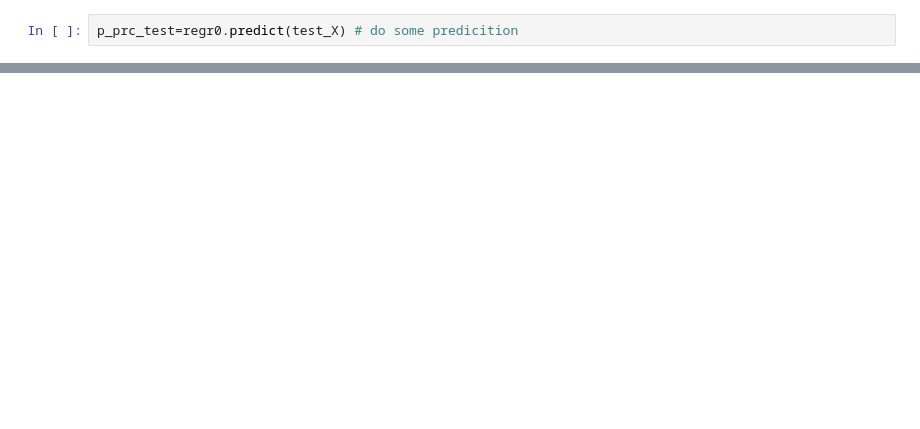
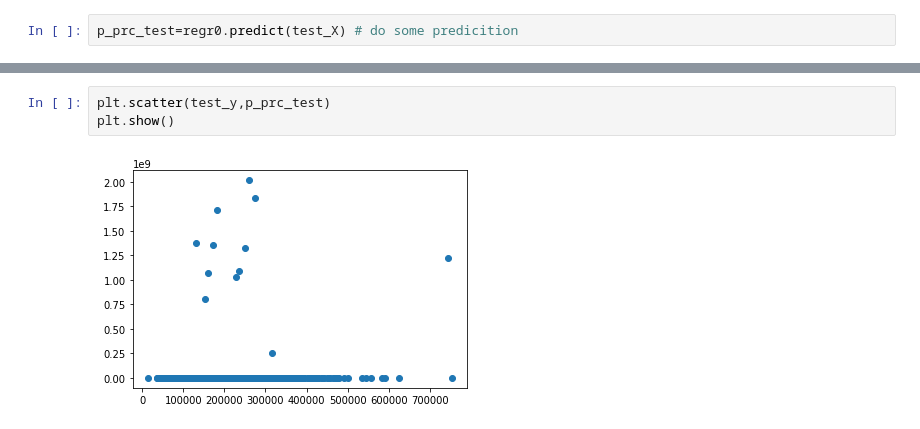
Before and after one commit to rt0161/AmesHousig-Project, a Jupyter notebook: Data_Exploration/ML_Model.ipynb, the cells around one changed output, grey strips where cells are left out. Saved outputs shown, nothing was run; the diff lists cells and outputs as text; blank space fills up the shorter version.

```diff
--- a/Data_Exploration/ML_Model.ipynb
+++ b/Data_Exploration/ML_Model.ipynb
@@ -68,3 +105,8 @@ p_prc_test=regr0.predict(test_X) # do some predicition
+# %%
+plt.scatter(test_y,p_prc_test)
+plt.show()
+# %% [output]
+[figure, added]
 # %%
 print((test_y-p_prc_test).sum())
 # %% [output]
```
Also changed, not shown: parts of 20 cells of this notebook.
